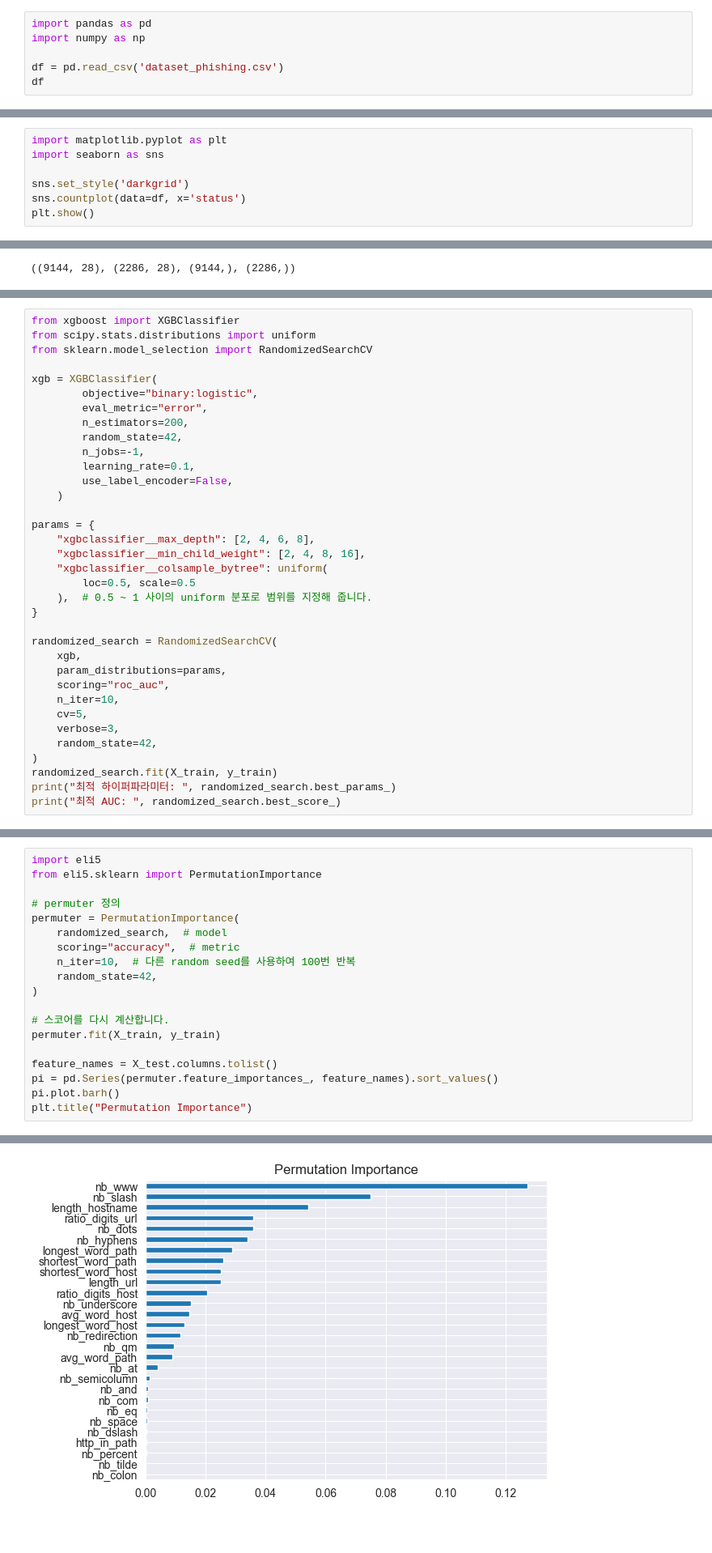
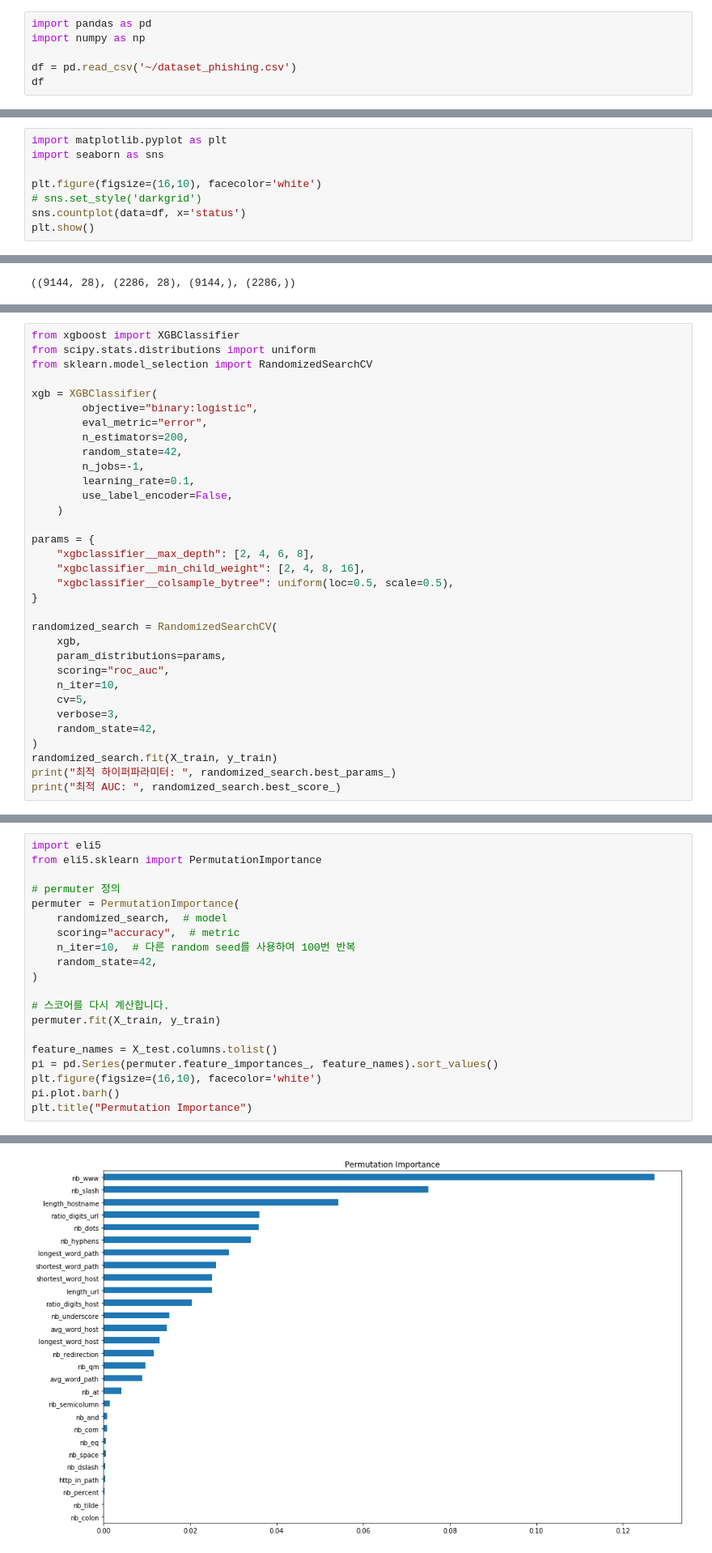
Before and after one commit to RotBeer/AI_Project, a Jupyter notebook: AI_15_엄성호_Section2.ipynb, the cells around one changed output, grey strips where cells are left out. Shown: that part at 81% size. Cells and saved outputs as stored; diff of their text form; blank space fills up the shorter version.

```diff
--- a/AI_15_엄성호_Section2.ipynb
+++ b/AI_15_엄성호_Section2.ipynb
@@ -64,7 +64,7 @@ https://data.mendeley.com/datasets/c2gw7fy2j4/3
 import pandas as pd
 import numpy as np
 
-df = pd.read_csv('dataset_phishing.csv')
+df = pd.read_csv('~/dataset_phishing.csv')
 df
 # %% [output]
 |  | url | length_url | length_hostname | ip | nb_dots | nb_hyphens | nb_at | nb_qm | nb_and | ... |
@@ -232,7 +232,8 @@ target = 'status'
 import matplotlib.pyplot as plt
 import seaborn as sns
 
-sns.set_style('darkgrid')
+plt.figure(figsize=(16,10), facecolor='white')
+# sns.set_style('darkgrid')
 sns.countplot(data=df, x='status')
 plt.show()
 # %% [output]
@@ -303,9 +305,7 @@ xgb = XGBClassifier(
 params = {
     "xgbclassifier__max_depth": [2, 4, 6, 8],
     "xgbclassifier__min_child_weight": [2, 4, 8, 16],
-    "xgbclassifier__colsample_bytree": uniform(
-        loc=0.5, scale=0.5
-    ),  # 0.5 ~ 1 사이의 uniform 분포로 범위를 지정해 줍니다.
+    "xgbclassifier__colsample_bytree": uniform(loc=0.5, scale=0.5),
 }
 
 randomized_search = RandomizedSearchCV(
@@ -352,25 +352,26 @@ weighted avg       0.94      0.94      0.94      9144
 # %%
 import eli5
 from eli5.sklearn import PermutationImportance
 
 # permuter 정의
 permuter = PermutationImportance(
     randomized_search,  # model
     scoring="accuracy",  # metric
     n_iter=10,  # 다른 random seed를 사용하여 100번 반복
     random_state=42,
 )
 
 # 스코어를 다시 계산합니다.
 permuter.fit(X_train, y_train)
 
 feature_names = X_test.columns.tolist()
 pi = pd.Series(permuter.feature_importances_, feature_names).sort_values()
+plt.figure(figsize=(16,10), facecolor='white')
 pi.plot.barh()
 plt.title("Permutation Importance")
 # %% [output]
 Text(0.5, 1.0, 'Permutation Importance')
-[figure, old version]
+[figure, new version]
 # %%
 pi
 # %% [output]
```
Also changed, not shown: parts of 9 cells of this notebook, 3 other files.
